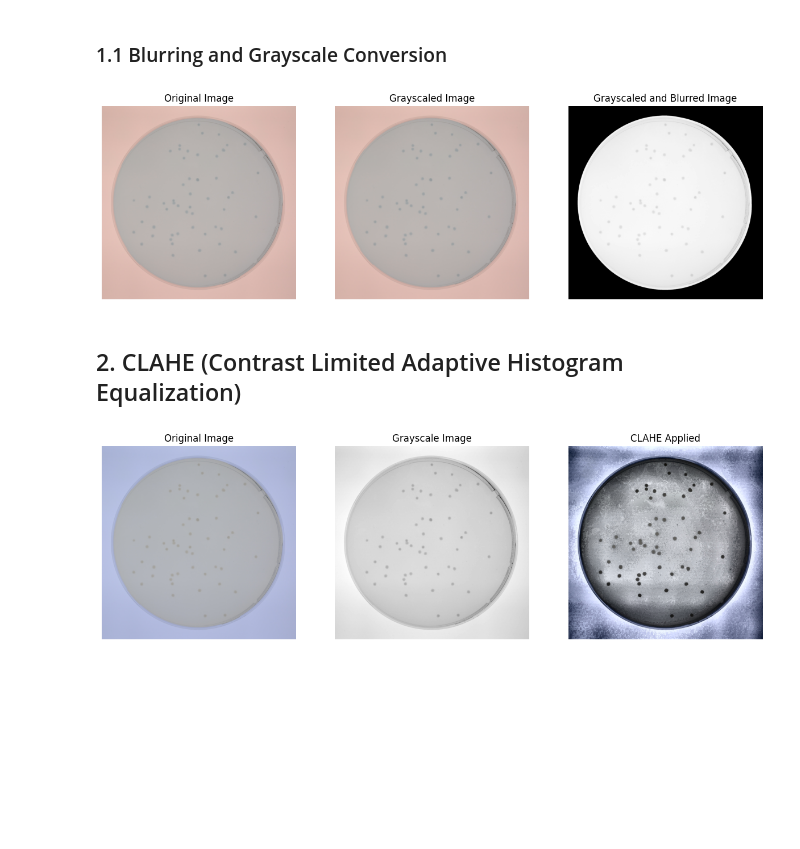
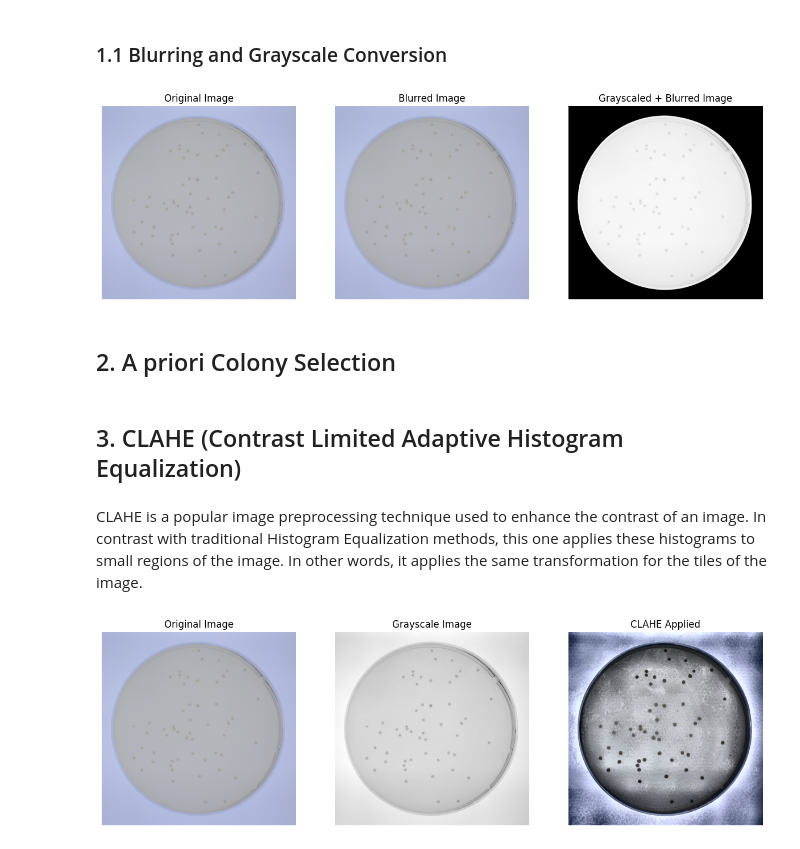
Before and after one commit to juanyuri/AutomaticCellCounting, a Jupyter notebook: notebook.ipynb, the cells around one changed output. Drawn from its saved outputs; the diff is of its cells as text; code cells hidden in the pictures; blank space fills up the shorter version.

Commit message:
Updated contourGUI and notebook

```diff
--- a/notebook.ipynb
+++ b/notebook.ipynb
@@ -14,20 +46,20 @@ IMAGE_PATH = "d3_ecoli/img_05.jpg"
 def backgroundRemove(image):
     imgray = cv2.cvtColor(image,cv2.COLOR_BGR2GRAY)
 
-    thresh = cv2.adaptiveThreshold(imgray, 255, cv2.ADAPTIVE_THRESH_GAUSSIAN_C, cv2.THRESH_BINARY_INV,35,1)
-    contours,heirarchy=cv2.findContours(thresh, cv2.RETR_EXTERNAL, cv2.CHAIN_APPROX_SIMPLE)
-    black=np.zeros(img.shape[:2], np.uint8)
-    largest=max(contours, key=cv2.contourArea)
-    (centerX,centerY), radius=cv2.minEnclosingCircle(largest)
+    thresh = cv2.adaptiveThreshold(imgray, 255, cv2.ADAPTIVE_THRESH_GAUSSIAN_C, cv2.THRESH_BINARY_INV, 35, 1)
+    contours, hierarchy = cv2.findContours(thresh, cv2.RETR_EXTERNAL, cv2.CHAIN_APPROX_SIMPLE)
+    black=np.zeros(image.shape[:2], np.uint8)
+    largest=max(contours, key= cv2.contourArea)
+    (centerX,centerY), radius = cv2.minEnclosingCircle(largest)
 
     if cv2.contourArea(largest)>.2*imgray.shape[0]*imgray.shape[1]:
         cv2.drawContours(black, [largest], 0, 255, -1)
         ret,black = cv2.threshold(black, 0, 255, cv2.THRESH_BINARY)
-        final = cv2.bitwise_and(img, img, mask=black)
+        final = cv2.bitwise_and(image, image, mask=black)
     else:
         cv2.circle(black,(int(centerX), int(centerY)), int(radius), 255, -1)
-        final = cv2.bitwise_and(img, img, mask=black)
+        final = cv2.bitwise_and(image, image, mask=black)
 
-    return final,centerX,centerY,radius
+    return final, centerX, centerY, radius
 # %%
 img = cv2.imread(IMAGE_PATH)
@@ -40,26 +70,19 @@ blurred = cv2.medianBlur(img, 3)
 
 img_rem_background, midX, midY, radius = backgroundRemove(blurred)
 img_gray = cv2.cvtColor(img_rem_background, cv2.COLOR_BGR2GRAY)
-# %%
-fig, axs = plt.subplots(1, 3, figsize=(15, 8))
-
-axs[0].imshow(original)
-axs[0].set_title('Original Image')
-axs[0].axis('off')
-
-axs[1].imshow(blurred)
-axs[1].set_title('Grayscaled Image')
-axs[1].axis('off')
-
-axs[2].imshow(img_gray, cmap="gray")
-axs[2].set_title('Grayscaled and Blurred Image')
-axs[2].axis('off')
-
-plt.show()
-# %% [output]
-[figure, removed]
+# %%
+images = [original, blurred, img_gray]
+titles = ["Original Image", "Blurred Image", "Grayscaled + Blurred Image"]
+
+plot_images(images, titles)
+# %% [output]
+[figure, added]
+# %% [markdown]
+## 2. A priori Colony Selection
 # %% [markdown]
-## 2. CLAHE (Contrast Limited Adaptive Histogram Equalization)
+## 3. CLAHE (Contrast Limited Adaptive Histogram Equalization)
+# %% [markdown]
+CLAHE is a popular image preprocessing technique used to enhance the contrast of an image. In contrast with traditional Histogram Equalization methods, this one applies these histograms to small regions of the image. In other words, it applies the same transformation for the tiles of the image.
 # %%
 # Read and resize the image
 img = cv2.imread(IMAGE_PATH)
```
Also changed, not shown: parts of 6 cells of this notebook, 2 other files.
